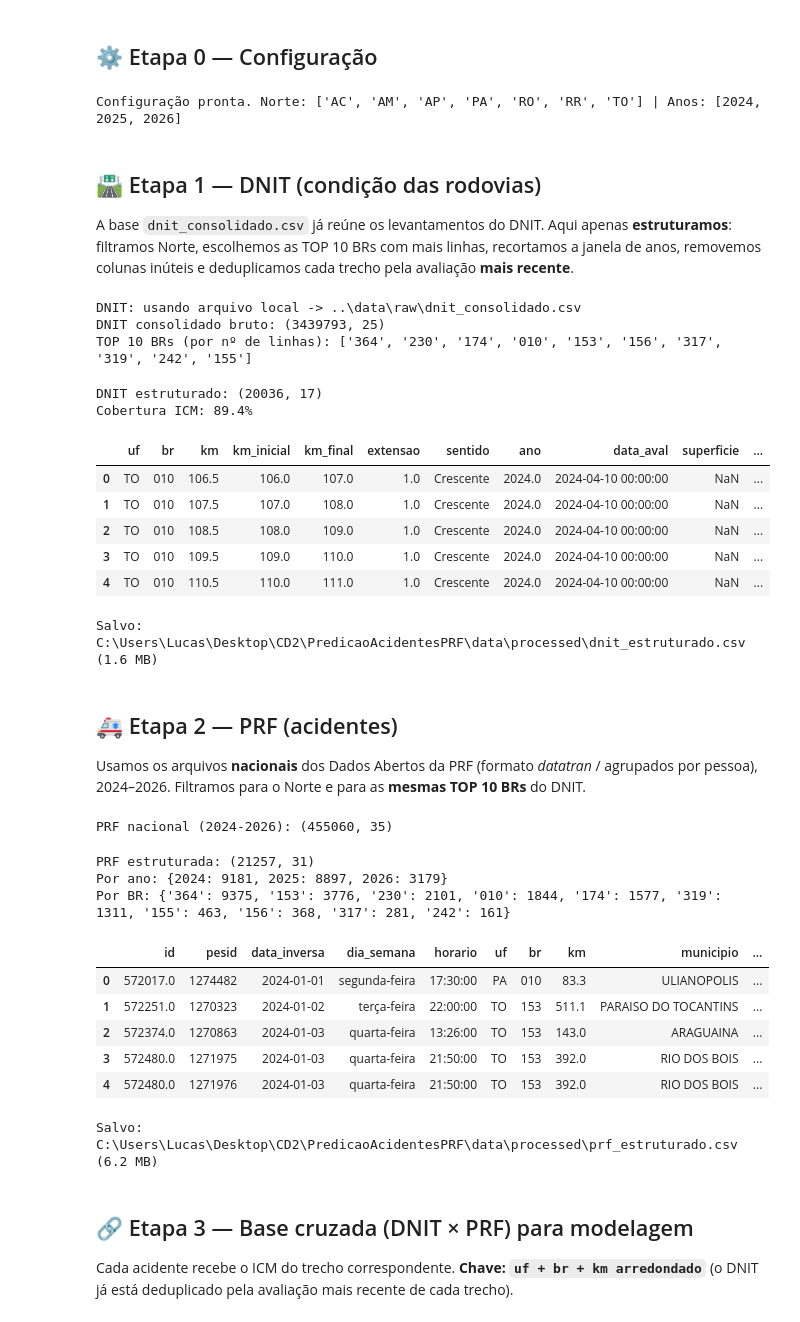
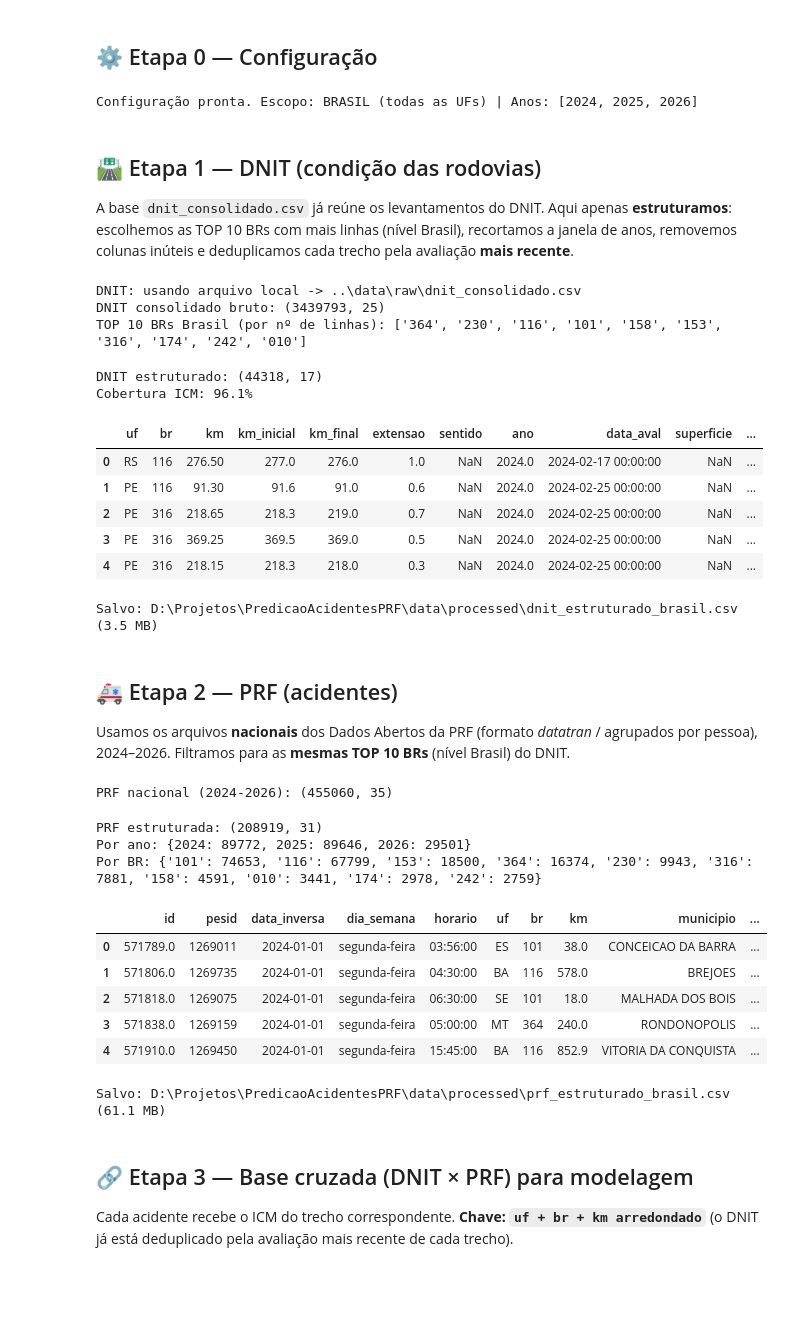
Before and after one commit to athaydegab/PredicaoAcidentesPRF, a Jupyter notebook: notebooks/01_notebook_brasil.ipynb, the cells around one changed output. Drawn from its saved outputs; the diff is of its cells as text; code cells hidden in the pictures; blank space fills up the shorter version.

```diff
--- a/notebooks/notebook_completo.ipynb
+++ b/notebooks/01_notebook_brasil.ipynb
@@ -53,7 +53,7 @@ def get_dnit_consolidado():
     return achados[0]
 
 # Escopo geográfico e temporal
-UFS_NORTE = ["AC", "AM", "AP", "PA", "RO", "RR", "TO"]
+UFS = None   # None = Brasil inteiro (sem filtro de UF)
 ANOS = [2024, 2025, 2026]            # janela de cruzamento DNIT × PRF
 N_TOP_BRS = 10
 
@@ -69,14 +69,14 @@ def num_br(serie):
     return (serie.astype(str).str.extract(r"(\d{1,3})")[0]
             .str.zfill(3))
 
-print("Configuração pronta. Norte:", UFS_NORTE, "| Anos:", ANOS)
+print("Configuração pronta. Escopo: BRASIL (todas as UFs) | Anos:", ANOS)
 # %% [output]
-Configuração pronta. Norte: ['AC', 'AM', 'AP', 'PA', 'RO', 'RR', 'TO'] | Anos: [2024, 2025, 2026]
+Configuração pronta. Escopo: BRASIL (todas as UFs) | Anos: [2024, 2025, 2026]
 # %% [markdown]
 ## 🛣️ Etapa 1 — DNIT (condição das rodovias)
 
 A base `dnit_consolidado.csv` já reúne os levantamentos do DNIT. Aqui apenas **estruturamos**:
-filtramos Norte, escolhemos as TOP 10 BRs com mais linhas, recortamos a janela de anos,
+escolhemos as TOP 10 BRs com mais linhas (nível Brasil), recortamos a janela de anos,
 removemos colunas inúteis e deduplicamos cada trecho pela avaliação **mais recente**.
 # %%
 dnit = pd.read_csv(get_dnit_consolidado(), sep=";", low_memory=False)
@@ -87,17 +87,17 @@ dnit["br"] = num_br(dnit["rodovia"])
 dnit["ano"] = pd.to_numeric(dnit["ano"], errors="coerce")
 
 # Filtro Norte + janela de anos
-dnit = dnit[dnit["uf"].isin(UFS_NORTE) & dnit["ano"].isin(ANOS)]
+dnit = dnit[dnit["ano"].isin(ANOS)]   # Brasil inteiro: sem filtro de UF
 dnit = dnit.dropna(subset=["br", "km"])
 
 # TOP 10 BRs com MAIS LINHAS (pedido #2)
 TOP_BRS = dnit["br"].value_counts().head(N_TOP_BRS).index.tolist()
-print("TOP 10 BRs (por nº de linhas):", TOP_BRS)
+print("TOP 10 BRs Brasil (por nº de linhas):", TOP_BRS)
 dnit = dnit[dnit["br"].isin(TOP_BRS)]
 # %% [output]
 DNIT: usando arquivo local -> ..\data\raw\dnit_consolidado.csv
 DNIT consolidado bruto: (3439793, 25)
-TOP 10 BRs (por nº de linhas): ['364', '230', '174', '010', '153', '156', '317', '319', '242', '155']
+TOP 10 BRs Brasil (por nº de linhas): ['364', '230', '116', '101', '158', '153', '316', '174', '242', '010']
 # %%
 # Colunas inúteis a remover (pedido #4): coordenadas, observação, mês (já há data/ano)
 DROP_DNIT = ["latitude", "longitude", "observacao", "mes", "rodovia",
@@ -122,25 +122,25 @@ print("DNIT estruturado:", dnit.shape)
 print("Cobertura ICM:", f"{dnit['icm'].notna().mean()*100:.1f}%")
 display(dnit.head())
 # %% [output]
-DNIT estruturado: (20036, 17)
-Cobertura ICM: 89.4%
+DNIT estruturado: (44318, 17)
+Cobertura ICM: 96.1%
 |  | uf | br | km | km_inicial | km_final | extensao | sentido | ano | data_aval | superficie | ... |
-| 0 | TO | 010 | 106.5 | 106.0 | 107.0 | 1.0 | Crescente | 2024.0 | 2024-04-10 00:00:00 | NaN | ... |
-| 1 | TO | 010 | 107.5 | 107.0 | 108.0 | 1.0 | Crescente | 2024.0 | 2024-04-10 00:00:00 | NaN | ... |
-| 2 | TO | 010 | 108.5 | 108.0 | 109.0 | 1.0 | Crescente | 2024.0 | 2024-04-10 00:00:00 | NaN | ... |
-| 3 | TO | 010 | 109.5 | 109.0 | 110.0 | 1.0 | Crescente | 2024.0 | 2024-04-10 00:00:00 | NaN | ... |
-| 4 | TO | 010 | 110.5 | 110.0 | 111.0 | 1.0 | Crescente | 2024.0 | 2024-04-10 00:00:00 | NaN | ... |
+| 0 | RS | 116 | 276.50 | 277.0 | 276.0 | 1.0 | NaN | 2024.0 | 2024-02-17 00:00:00 | NaN | ... |
+| 1 | PE | 116 | 91.30 | 91.6 | 91.0 | 0.6 | NaN | 2024.0 | 2024-02-25 00:00:00 | NaN | ... |
+| 2 | PE | 316 | 218.65 | 218.3 | 219.0 | 0.7 | NaN | 2024.0 | 2024-02-25 00:00:00 | NaN | ... |
+| 3 | PE | 316 | 369.25 | 369.5 | 369.0 | 0.5 | NaN | 2024.0 | 2024-02-25 00:00:00 | NaN | ... |
+| 4 | PE | 316 | 218.15 | 218.3 | 218.0 | 0.3 | NaN | 2024.0 | 2024-02-25 00:00:00 | NaN | ... |
 # %%
-saida_dnit = PROC / "dnit_estruturado.csv"
+saida_dnit = PROC / "dnit_estruturado_brasil.csv"
 dnit.to_csv(saida_dnit, index=False, sep=";", encoding="utf-8-sig")
 print("Salvo:", saida_dnit.resolve(), f"({saida_dnit.stat().st_size/1e6:.1f} MB)")
 # %% [output]
-Salvo: C:\Users\Lucas\Desktop\CD2\PredicaoAcidentesPRF\data\processed\dnit_estruturado.csv (1.6 MB)
+Salvo: D:\Projetos\PredicaoAcidentesPRF\data\processed\dnit_estruturado_brasil.csv (3.5 MB)
 # %% [markdown]
 ## 🚑 Etapa 2 — PRF (acidentes)
 
 Usamos os arquivos **nacionais** dos Dados Abertos da PRF (formato *datatran* / agrupados por pessoa),
-2024–2026. Filtramos para o Norte e para as **mesmas TOP 10 BRs** do DNIT.
+2024–2026. Filtramos para as **mesmas TOP 10 BRs** (nível Brasil) do DNIT.
 # %%
 def baixar_prf(ano, fid):
     destino = RAW / f"acidentes{ano}.csv"
@@ -175,40 +175,40 @@ PRF nacional (2024-2026): (455060, 35)
 # %%
 prf["uf"] = prf["uf"].astype(str).str.upper().str.strip()
 prf["br"] = num_br(prf["br"])
 
 # Mesmo recorte do DNIT: Norte + TOP 10 BRs
-prf = prf[prf["uf"].isin(UFS_NORTE) & prf["br"].isin(TOP_BRS)].copy()
+prf = prf[prf["br"].isin(TOP_BRS)].copy()   # Brasil inteiro: filtra só pelas TOP BRs
 
 # Colunas inúteis para o objetivo (coordenadas + administrativas)
 DROP_PRF = ["latitude", "longitude", "regional", "delegacia", "uop"]
 prf = prf.drop(columns=[c for c in DROP_PRF if c in prf.columns])
 
 # Tipos
 prf["km"] = pd.to_numeric(prf["km"].astype(str).str.replace(",", ".", regex=False), errors="coerce")
 prf["data_inversa"] = pd.to_datetime(prf["data_inversa"], errors="coerce", format="%Y-%m-%d")
 prf["ano"] = prf["data_inversa"].dt.year
 
 prf = prf.dropna(subset=["br", "km"]).reset_index(drop=True)
 print("PRF estruturada:", prf.shape)
 print("Por ano:", prf["ano"].value_counts().sort_index().to_dict())
 print("Por BR:", prf["br"].value_counts().to_dict())
 display(prf.head())
 # %% [output]
-PRF estruturada: (21257, 31)
-Por ano: {2024: 9181, 2025: 8897, 2026: 3179}
-Por BR: {'364': 9375, '153': 3776, '230': 2101, '010': 1844, '174': 1577, '319': 1311, '155': 463, '156': 368, '317': 281, '242': 161}
+PRF estruturada: (208919, 31)
+Por ano: {2024: 89772, 2025: 89646, 2026: 29501}
+Por BR: {'101': 74653, '116': 67799, '153': 18500, '364': 16374, '230': 9943, '316': 7881, '158': 4591, '010': 3441, '174': 2978, '242': 2759}
 |  | id | pesid | data_inversa | dia_semana | horario | uf | br | km | municipio | ... |
-| 0 | 572017.0 | 1274482 | 2024-01-01 | segunda-feira | 17:30:00 | PA | 010 | 83.3 | ULIANOPOLIS | ... |
-| 1 | 572251.0 | 1270323 | 2024-01-02 | terça-feira | 22:00:00 | TO | 153 | 511.1 | PARAISO DO TOCANTINS | ... |
-| 2 | 572374.0 | 1270863 | 2024-01-03 | quarta-feira | 13:26:00 | TO | 153 | 143.0 | ARAGUAINA | ... |
-| 3 | 572480.0 | 1271975 | 2024-01-03 | quarta-feira | 21:50:00 | TO | 153 | 392.0 | RIO DOS BOIS | ... |
-| 4 | 572480.0 | 1271976 | 2024-01-03 | quarta-feira | 21:50:00 | TO | 153 | 392.0 | RIO DOS BOIS | ... |
+| 0 | 571789.0 | 1269011 | 2024-01-01 | segunda-feira | 03:56:00 | ES | 101 | 38.0 | CONCEICAO DA BARRA | ... |
+| 1 | 571806.0 | 1269735 | 2024-01-01 | segunda-feira | 04:30:00 | BA | 116 | 578.0 | BREJOES | ... |
+| 2 | 571818.0 | 1269075 | 2024-01-01 | segunda-feira | 06:30:00 | SE | 101 | 18.0 | MALHADA DOS BOIS | ... |
+| 3 | 571838.0 | 1269159 | 2024-01-01 | segunda-feira | 05:00:00 | MT | 364 | 240.0 | RONDONOPOLIS | ... |
+| 4 | 571910.0 | 1269450 | 2024-01-01 | segunda-feira | 15:45:00 | BA | 116 | 852.9 | VITORIA DA CONQUISTA | ... |
 # %%
-saida_prf = PROC / "prf_estruturado.csv"
+saida_prf = PROC / "prf_estruturado_brasil.csv"
 prf.to_csv(saida_prf, index=False, sep=";", encoding="utf-8-sig")
 print("Salvo:", saida_prf.resolve(), f"({saida_prf.stat().st_size/1e6:.1f} MB)")
 # %% [output]
-Salvo: C:\Users\Lucas\Desktop\CD2\PredicaoAcidentesPRF\data\processed\prf_estruturado.csv (6.2 MB)
+Salvo: D:\Projetos\PredicaoAcidentesPRF\data\processed\prf_estruturado_brasil.csv (61.1 MB)
 # %% [markdown]
 ## 🔗 Etapa 3 — Base cruzada (DNIT × PRF) para modelagem
 
```
Also changed, not shown: parts of 3 cells of this notebook, 3 other files.
